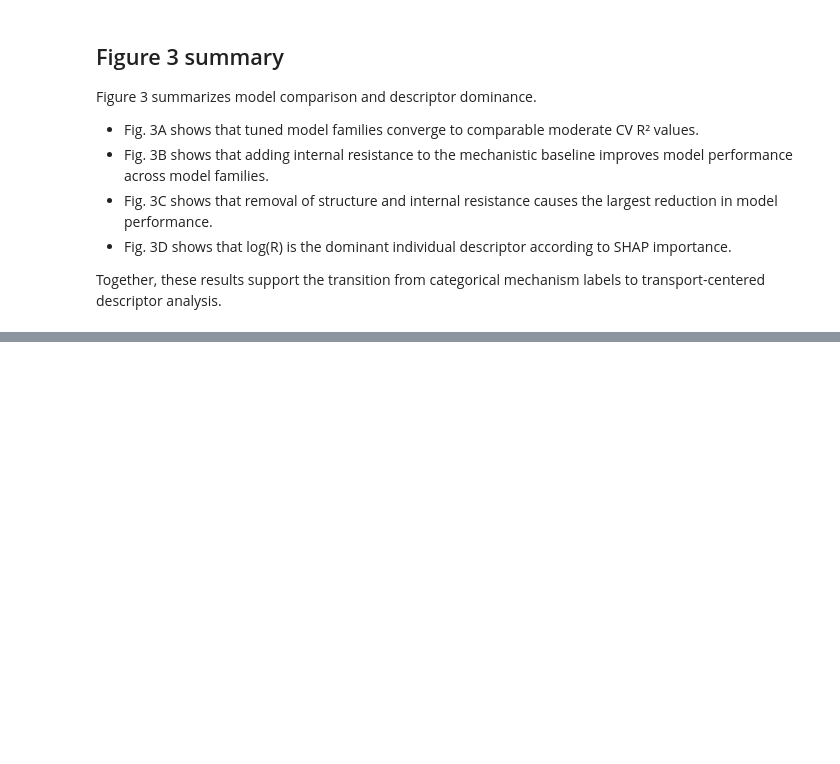
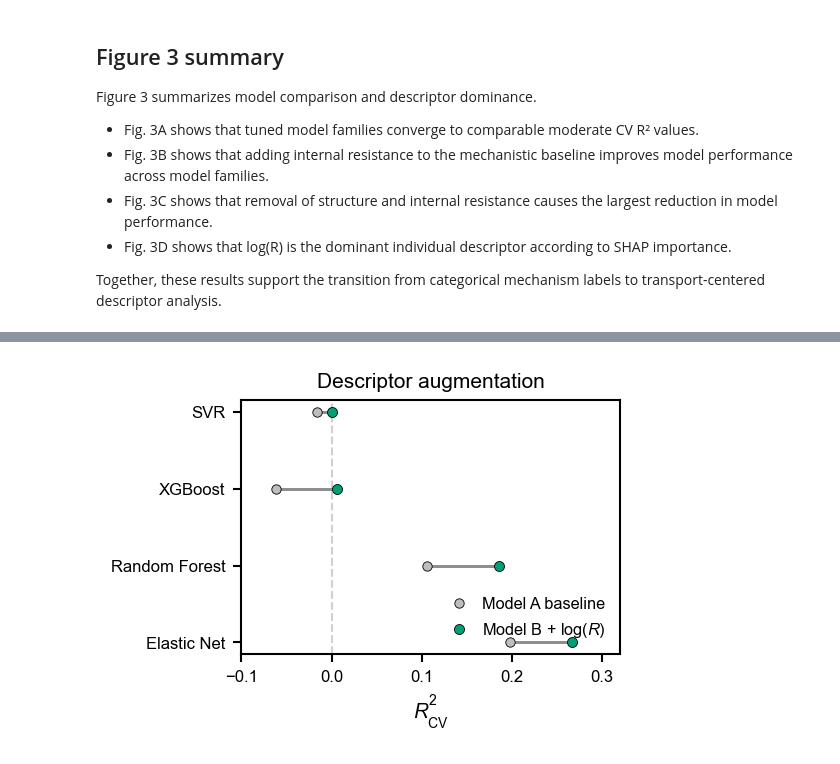
Before and after one commit to wenluanzhang/hydrovoltaic-ml, a Jupyter notebook: notebooks/14_figure3_model_comparison.ipynb, the cells around one changed output, grey strips where cells are left out. Saved outputs shown, nothing was run; the diff lists cells and outputs as text; code cells hidden in the pictures; blank space fills up the shorter version.

```diff
--- a/notebooks/14_figure3_model_comparison.ipynb
+++ b/notebooks/14_figure3_model_comparison.ipynb
@@ -492,0 +772,87 @@ Together, these results support the transition from categorical mechanism labels
+# %%
+# =========================
+# Final Fig. 3B
+# Descriptor augmentation
+# =========================
+
+set_final_style()
+
+fig, ax = plt.subplots(figsize=(3.65, 2.65))
+
+model_order = ["Elastic Net", "Random Forest", "XGBoost", "SVR"]
+
+fig3B_plot = (
+    fig3B
+    .set_index("model")
+    .loc[model_order]
+    .reset_index()
+)
+
+y = np.arange(len(fig3B_plot))
+
+for i, row in enumerate(fig3B_plot.itertuples()):
+    # Connecting line
+    ax.hlines(
+        y=i,
+        xmin=row.model_A,
+        xmax=row.model_B,
+        linewidth=1.4,
+        color=COLORS_FINAL["gray"],
+        zorder=1,
+    )
+
+    # Model A baseline
+    ax.plot(
+        row.model_A,
+        i,
+        "o",
+        markersize=4.5,
+        color=SEMANTIC_FINAL["neutral_light"],
+        markeredgecolor=COLORS_FINAL["black"],
+        markeredgewidth=0.4,
+        zorder=2,
+        label="Model A baseline" if i == 0 else None,
+    )
+
+    # Model B + log(R)
+    ax.plot(
+        row.model_B,
+        i,
+        "o",
+        markersize=4.8,
+        color=SEMANTIC_FINAL["descriptor"],
+        markeredgecolor=COLORS_FINAL["black"],
+        markeredgewidth=0.4,
+        zorder=3,
+        label=r"Model B + $\log(R)$" if i == 0 else None,
+    )
+
+ax.axvline(
+    0,
+    linestyle="--",
+    linewidth=1.0,
+    color=SEMANTIC_FINAL["reference"],
+    zorder=0,
+)
+
+ax.set_yticks(y)
+ax.set_yticklabels(fig3B_plot["model"])
+
+ax.set_xlabel(r"$R^2_{\mathrm{CV}}$")
+ax.set_title("Descriptor augmentation")
+ax.set_xlim(-0.10, 0.32)
+
+format_final_ax(ax, mirror=True)
+
+ax.legend(
+    loc="lower right",
+    frameon=False,
+    handlelength=1.2,
+)
+
+plt.tight_layout()
+
+save_final_panel(fig, "fig3B_final_descriptor_augmentation")
+
+plt.show()
+# %% [output]
@@ -492,0 +863 @@ Together, these results support the transition from categorical mechanism labels
+[figure, added]
```
Also changed, not shown: parts of 8 cells of this notebook, 4 other files.
